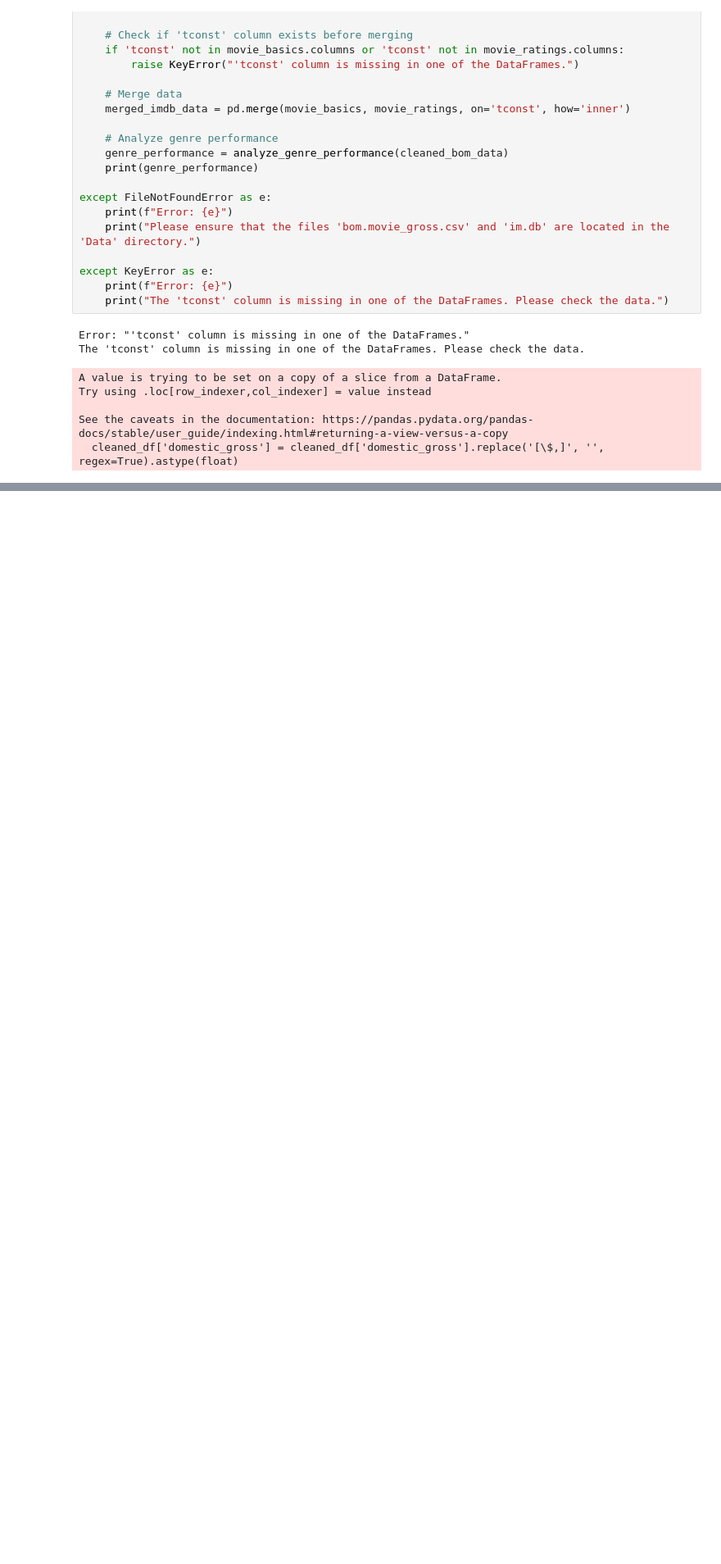
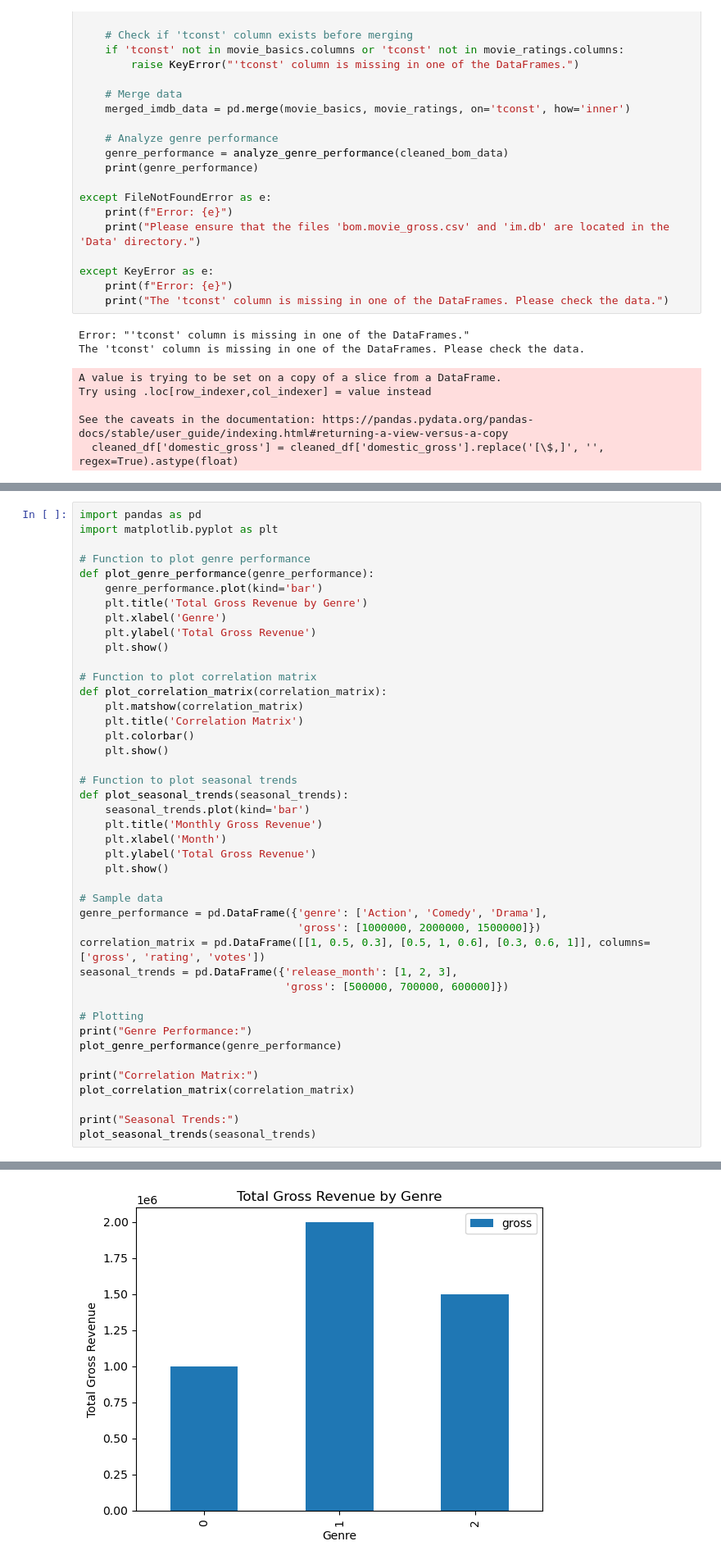
Before and after one commit to JimalShafi/turbo-sniffle, a Jupyter notebook: Inex.ipynb, the cells around one changed output, grey strips where cells are left out. Shown at 82% size. Cells and saved outputs as stored; diff of their text form; blank space fills up the shorter version.

Commit message:
DataVisualization

```diff
--- a/Inex.ipynb
+++ b/Inex.ipynb
@@ -699,0 +702,44 @@ See the caveats in the documentation: https://pandas.pydata.org/pandas-docs/stab
+# %%
+import pandas as pd
+import matplotlib.pyplot as plt
+
+# Function to plot genre performance
+def plot_genre_performance(genre_performance):
+    genre_performance.plot(kind='bar')
+    plt.title('Total Gross Revenue by Genre')
+    plt.xlabel('Genre')
+    plt.ylabel('Total Gross Revenue')
+    plt.show()
+
+# Function to plot correlation matrix
+def plot_correlation_matrix(correlation_matrix):
+    plt.matshow(correlation_matrix)
+    plt.title('Correlation Matrix')
+    plt.colorbar()
+    plt.show()
+
+# Function to plot seasonal trends
+def plot_seasonal_trends(seasonal_trends):
+    seasonal_trends.plot(kind='bar')
+    plt.title('Monthly Gross Revenue')
+    plt.xlabel('Month')
+    plt.ylabel('Total Gross Revenue')
+    plt.show()
+
+# Sample data
+genre_performance = pd.DataFrame({'genre': ['Action', 'Comedy', 'Drama'],
+                                  'gross': [1000000, 2000000, 1500000]})
+correlation_matrix = pd.DataFrame([[1, 0.5, 0.3], [0.5, 1, 0.6], [0.3, 0.6, 1]], columns=['gross', 'rating', 'votes'])
+seasonal_trends = pd.DataFrame({'release_month': [1, 2, 3],
+                                'gross': [500000, 700000, 600000]})
+
+# Plotting
+print("Genre Performance:")
+plot_genre_performance(genre_performance)
+
+print("Correlation Matrix:")
+plot_correlation_matrix(correlation_matrix)
+
+print("Seasonal Trends:")
+plot_seasonal_trends(seasonal_trends)
+# %% [output]
@@ -699,0 +747 @@ See the caveats in the documentation: https://pandas.pydata.org/pandas-docs/stab
+[figure, added]
```
Also changed, not shown: parts of 2 cells of this notebook.
